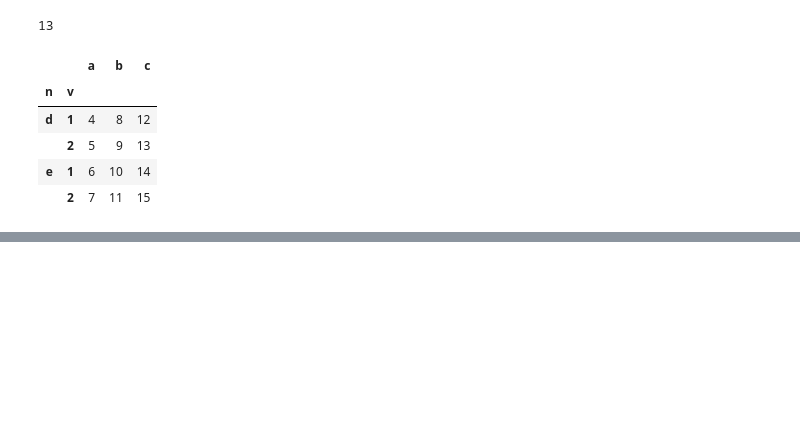
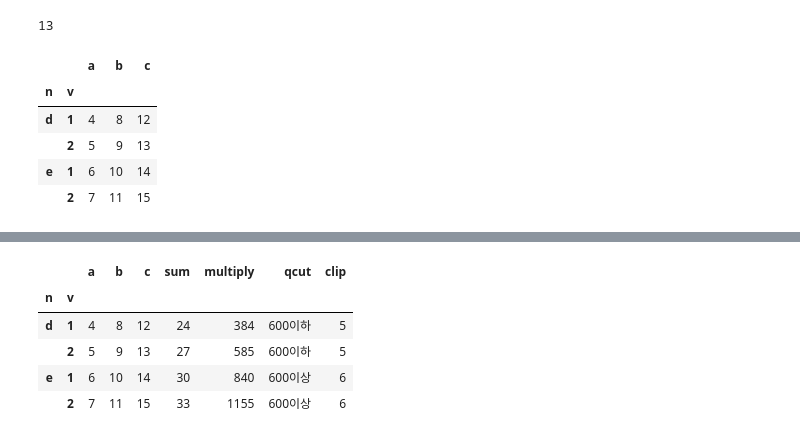
Before and after one commit to Darkget1/machin_learning, a Jupyter notebook: deep_learning/pandas.ipynb, the cells around one changed output, grey strips where cells are left out. Saved outputs shown, nothing was run; the diff lists cells and outputs as text; code cells hidden in the pictures; blank space fills up the shorter version.

```diff
--- a/deep_learning/pandas.ipynb
+++ b/deep_learning/pandas.ipynb
@@ -307,0 +498,2 @@ df
+# %%
+df['sum'] = df['a']+df['b']+df['c']
@@ -307,0 +509,3 @@ df
+# %%
+df = df.assign(multiply=lambda  df: df['a']*df['b']*df['c'])
+df
@@ -307,0 +519,3 @@ df
+# %%
+df['qcut'] = pd.qcut(df['a'],2,labels=['600이하','600이상'])
+#그냥 반갈죽 한거다 ...
@@ -307,0 +531,12 @@ df
+# %%
+#a 열에서 5이하는 전무 5로 6이상은 6으로 변환
+df['clip']=df['a'].clip(lower=5,upper=6)
+# %%
+df
+# %% [output]
+|  |  | a | b | c | sum | multiply | qcut | clip |
+| n | v |  |  |  |  |  |  |  |
+| d | 1 | 4 | 8 | 12 | 24 | 384 | 600이하 | 5 |
+|  | 2 | 5 | 9 | 13 | 27 | 585 | 600이하 | 5 |
+| e | 1 | 6 | 10 | 14 | 30 | 840 | 600이상 | 6 |
+|  | 2 | 7 | 11 | 15 | 33 | 1155 | 600이상 | 6 |
```
Also changed, not shown: parts of 84 cells of this notebook, 28 other files.
